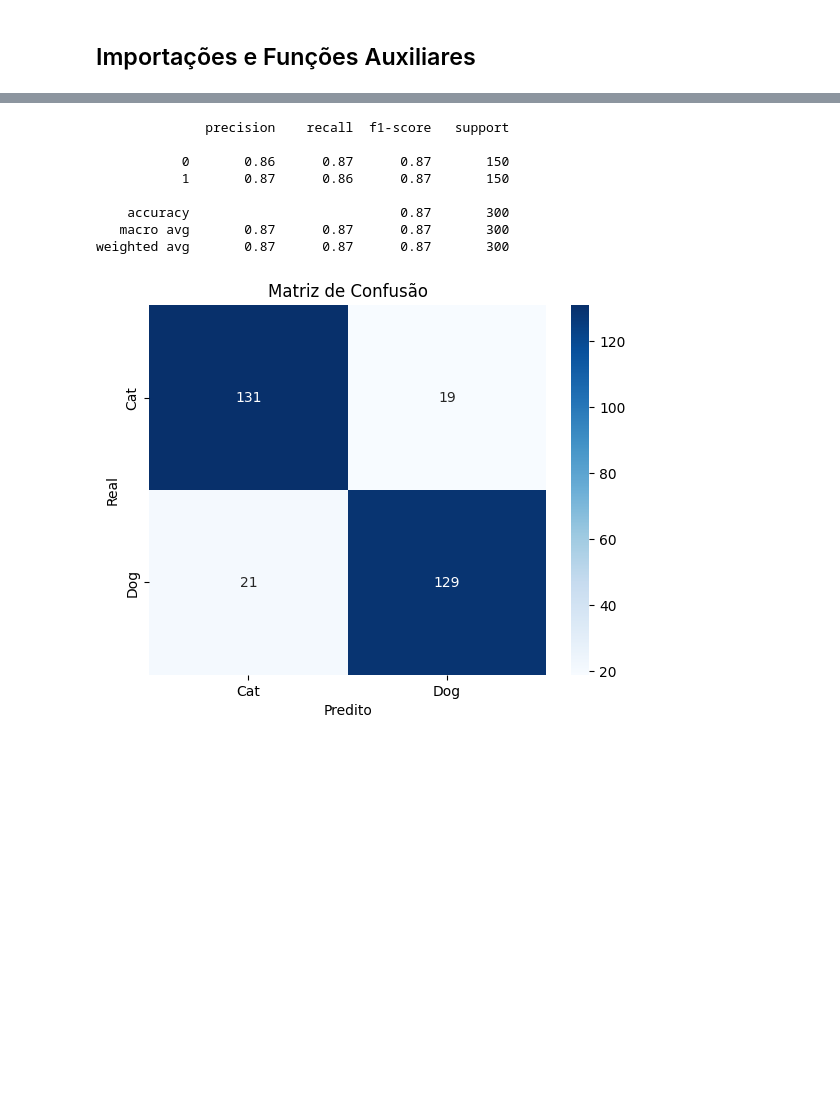
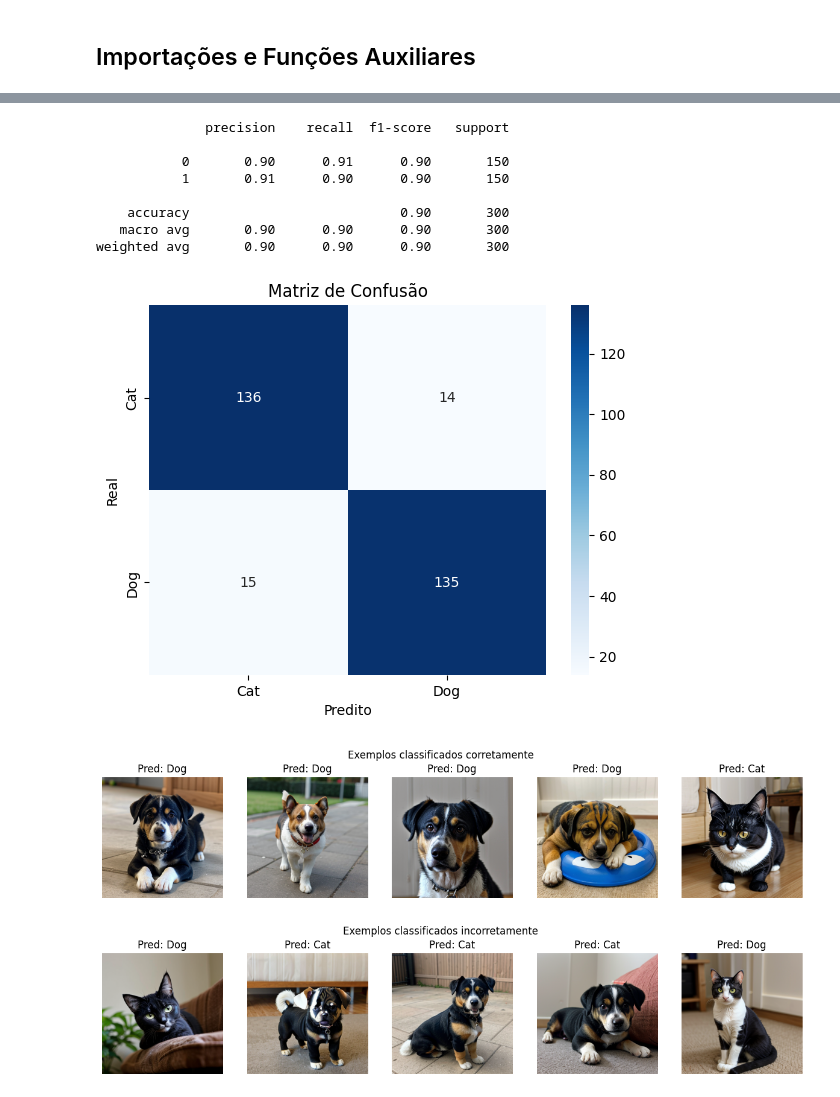
Before and after one commit to BeaRoodriguees/visao-computacional, a Jupyter notebook: lista04/lista04.ipynb, the cells around one changed output, grey strips where cells are left out. Saved outputs shown, nothing was run; the diff lists cells and outputs as text; code cells hidden in the pictures; blank space fills up the shorter version.

```diff
--- a/lista04/lista04.ipynb
+++ b/lista04/lista04.ipynb
@@ -114,33 +141,32 @@ def generate_cm(y_test, y_pred, labels):
 # %%
-base_dir = "animals"
-categories = ['Cat', 'Dog']
+base_dir = "dataset1"
+categories = ["Cat", "Dog"]
 hog = cv.HOGDescriptor(
     _winSize=(IMG_SIZE, IMG_SIZE),
-    _blockSize=(16, 16),
-    _blockStride=(8, 8),
-    _cellSize=(8, 8),
+    _blockSize=(32, 32),
+    _blockStride=(16, 16),
+    _cellSize=(16, 16),
     _nbins=9,
 )
-# window size: (64,64)
-# block size: (32, 32)
-# block stride: (16, 16)
-# cell size: (16, 16)
-# number of bins: 9
 
 feats = extract_features(hog, Path(base_dir))
 y_pred, df_test = train_svm(feats)
 
 
-result = classification_report(df_test['label'], y_pred)
+result = classification_report(df_test["label"], y_pred)
 print(result)
-generate_cm(df_test['label'], y_pred, categories)
+generate_cm(df_test["label"], y_pred, categories)
+
+show_correct_n_wrongs(df_test, y_pred, categories)
 # %% [output]
               precision    recall  f1-score   support
 
-           0       0.86      0.87      0.87       150
-           1       0.87      0.86      0.87       150
+           0       0.90      0.91      0.90       150
+           1       0.91      0.90      0.90       150
 
-    accuracy                           0.87       300
-   macro avg       0.87      0.87      0.87       300
-weighted avg       0.87      0.87      0.87       300
+    accuracy                           0.90       300
+   macro avg       0.90      0.90      0.90       300
+weighted avg       0.90      0.90      0.90       300
-[figure, old version]
+[figure, new version]
+[figure, added]
+[figure, added]
```
Also changed, not shown: parts of 5 cells of this notebook.
